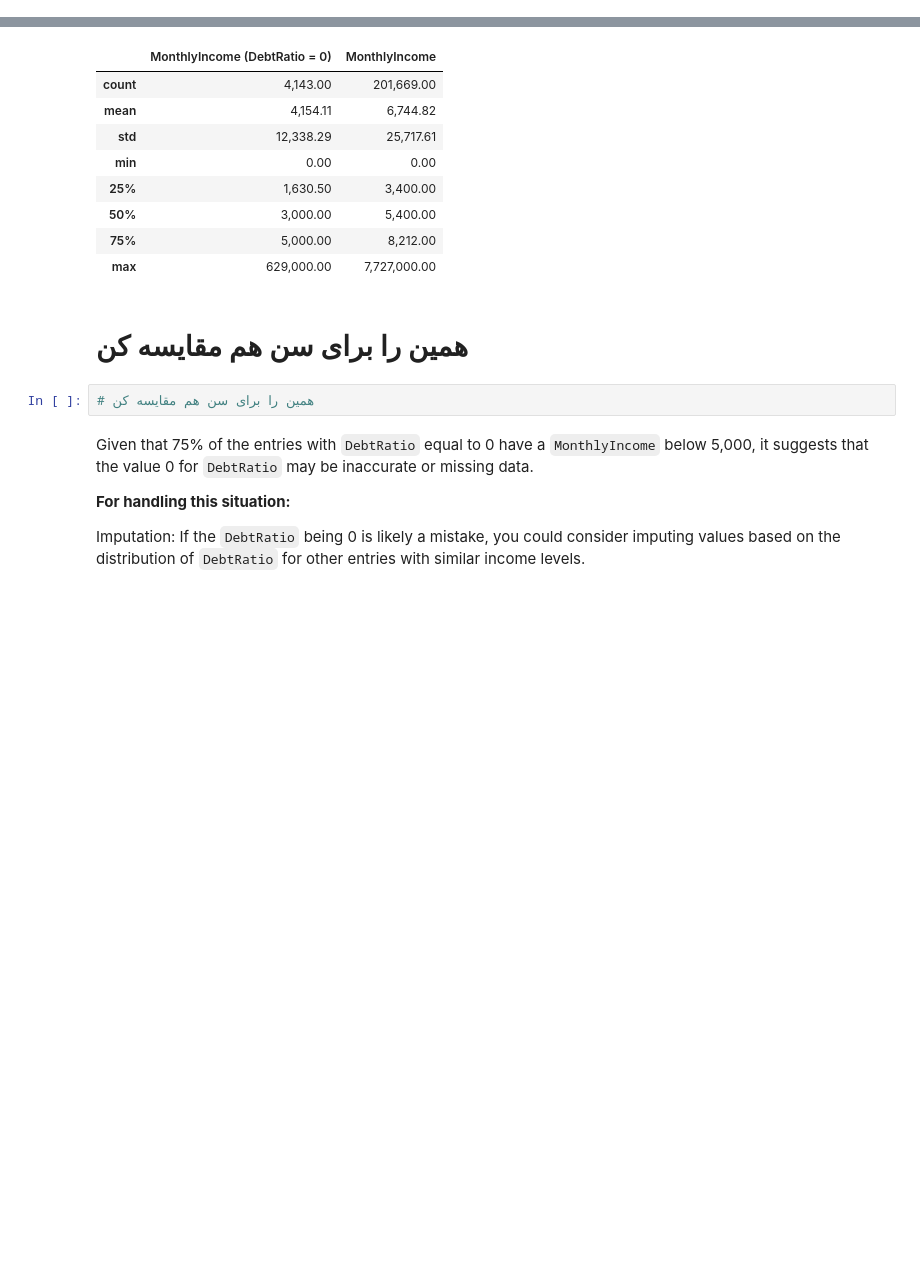
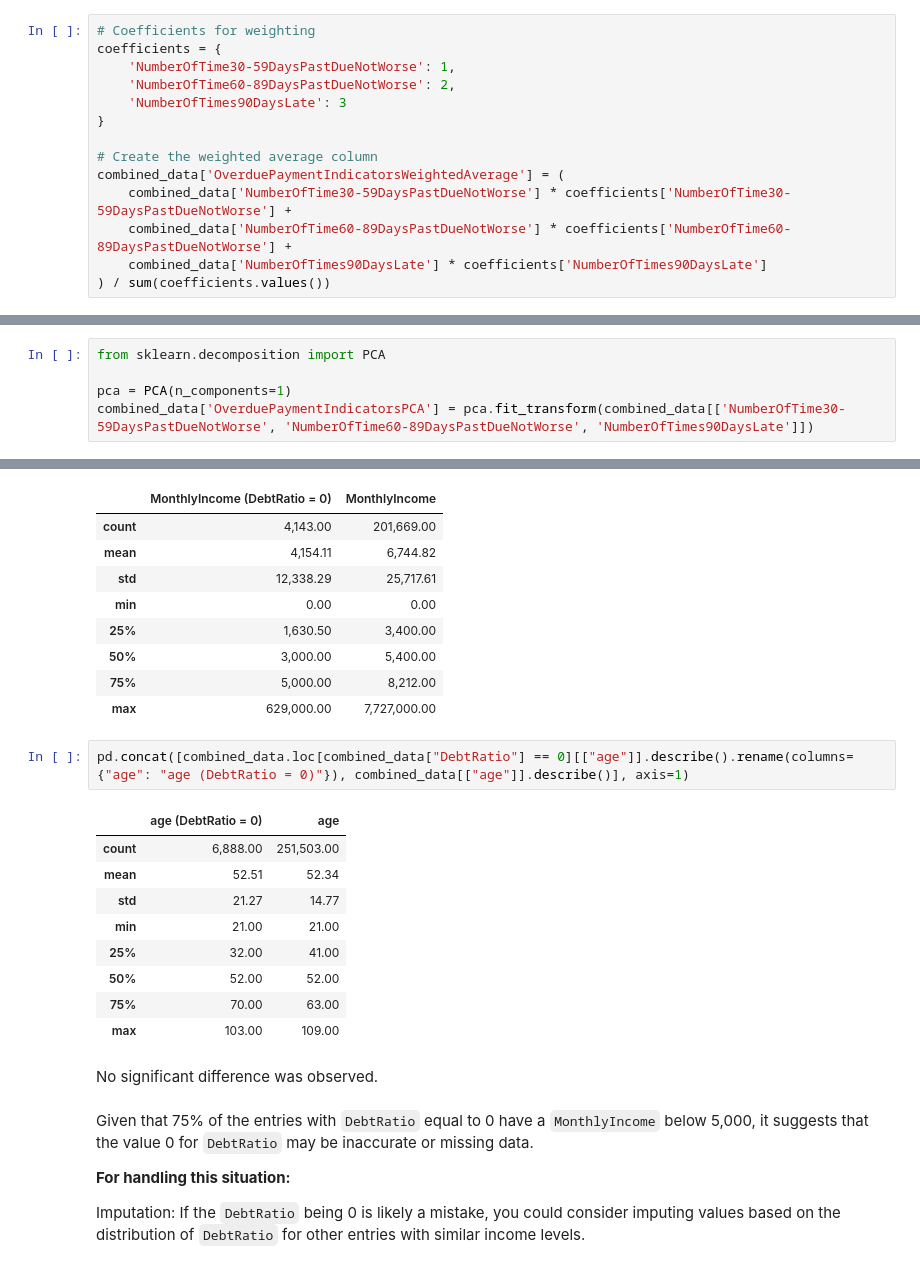
Before and after one commit to Saba-a11/Kaggle_Credit_Score, a Jupyter notebook: CreditModel.ipynb, the cells around one changed output, grey strips where cells are left out. Cells and saved outputs as stored; diff of their text form; blank space fills up the shorter version.

```diff
--- a/CreditModel.ipynb
+++ b/CreditModel.ipynb
@@ -528,0 +460,14 @@ SeriousDlqin2yrs                                                      0.27
+# %%
+# Coefficients for weighting
+coefficients = {
+    'NumberOfTime30-59DaysPastDueNotWorse': 1,
+    'NumberOfTime60-89DaysPastDueNotWorse': 2,
+    'NumberOfTimes90DaysLate': 3
+}
+
+# Create the weighted average column
+combined_data['OverduePaymentIndicatorsWeightedAverage'] = (
+    combined_data['NumberOfTime30-59DaysPastDueNotWorse'] * coefficients['NumberOfTime30-59DaysPastDueNotWorse'] +
+    combined_data['NumberOfTime60-89DaysPastDueNotWorse'] * coefficients['NumberOfTime60-89DaysPastDueNotWorse'] +
+    combined_data['NumberOfTimes90DaysLate'] * coefficients['NumberOfTimes90DaysLate']
+) / sum(coefficients.values())
@@ -528,0 +478,5 @@ SeriousDlqin2yrs                                                      0.27
+# %%
+from sklearn.decomposition import PCA
+
+pca = PCA(n_components=1)
+combined_data['OverduePaymentIndicatorsPCA'] = pca.fit_transform(combined_data[['NumberOfTime30-59DaysPastDueNotWorse', 'NumberOfTime60-89DaysPastDueNotWorse', 'NumberOfTimes90DaysLate']])
@@ -556,10 +514,20 @@ pd.concat([combined_data.loc[combined_data["DebtRatio"] == 0][["MonthlyIncome"]]
 | 50% | 3,000.00 | 5,400.00 |
 | 75% | 5,000.00 | 8,212.00 |
 | max | 629,000.00 | 7,727,000.00 |
-# %% [markdown]
-# همین را برای سن هم مقایسه کن
-# %%
-# همین را برای سن هم مقایسه کن
+# %%
+pd.concat([combined_data.loc[combined_data["DebtRatio"] == 0][["age"]].describe().rename(columns={"age": "age (DebtRatio = 0)"}), combined_data[["age"]].describe()], axis=1)
+# %% [output]
+|  | age (DebtRatio = 0) | age |
+| count | 6,888.00 | 251,503.00 |
+| mean | 52.51 | 52.34 |
+| std | 21.27 | 14.77 |
+| min | 21.00 | 21.00 |
+| 25% | 32.00 | 41.00 |
+| 50% | 52.00 | 52.00 |
+| 75% | 70.00 | 63.00 |
+| max | 103.00 | 109.00 |
+# %% [markdown]
+No significant difference was observed.
 # %% [markdown]
 Given that 75% of the entries with `DebtRatio` equal to 0 have a `MonthlyIncome` below 5,000, it suggests that the value 0 for `DebtRatio` may be inaccurate or missing data.
 
```
Also changed, not shown: parts of 18 cells of this notebook.
